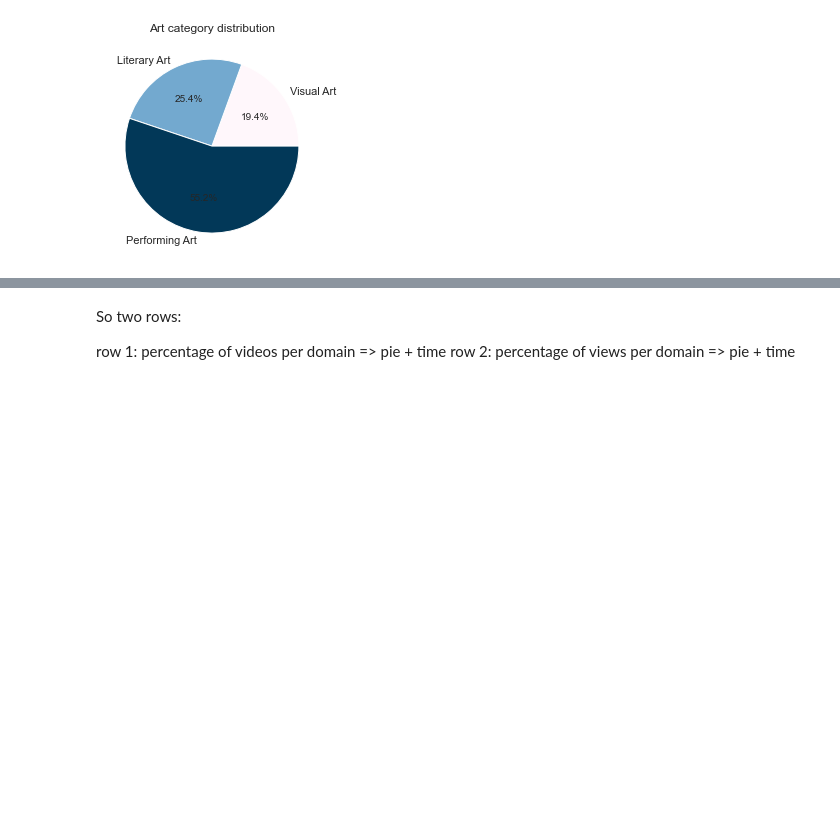
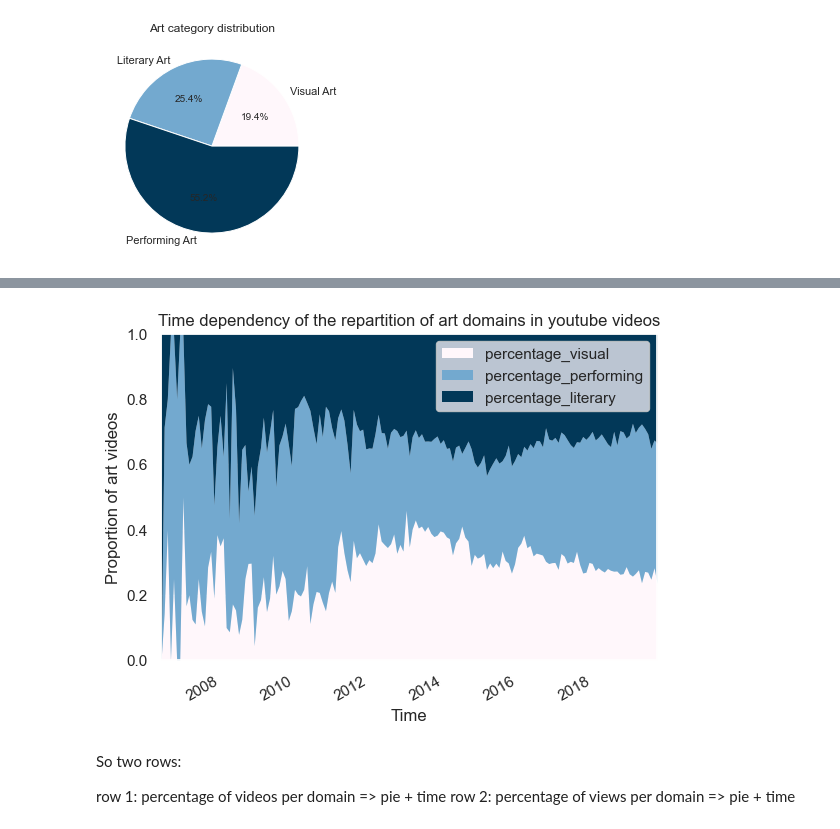
Before and after one commit to epfl-ada/ada-2022-project-geksada, a Jupyter notebook: preliminary_analysis.ipynb, the cells around one changed output, grey strips where cells are left out. Drawn from its saved outputs; the diff is of its cells as text; code cells hidden in the pictures; blank space fills up the shorter version.

Commit message:
added plot time + data sampling

```diff
--- a/preliminary_analysis.ipynb
+++ b/preliminary_analysis.ipynb
@@ -384,0 +483,16 @@ Text(0, 0.5, '')
+# %%
+df_art['month_year'] = [datetime(year, month, 1) for year, month in zip(df_art.upload_date.dt.year, df_art.upload_date.dt.month)]
+month_years = df_art['month_year'].unique()
+
+percentages_visual = []
+percentages_performing = []
+percentages_literary = []
+
+for month_year in month_years:
+    total_art_videos = ((df_art['month_year'] == month_year) & (df_art['visual_art'] == 1)).sum() \
+    + ((df_art['month_year'] == month_year) & (df_art['performing_art'] == 1)).sum() \
+    + ((df_art['month_year'] == month_year) & (df_art['literary_art'] == 1)).sum()
+
+    percentages_visual.append(((df_art['month_year'] == month_year) & (df_art['visual_art'] == 1)).sum()/total_art_videos)
+    percentages_performing.append(((df_art['month_year'] == month_year) & (df_art['performing_art'] == 1)).sum()/total_art_videos)
+    percentages_literary.append(((df_art['month_year'] == month_year) & (df_art['literary_art'] == 1)).sum()/total_art_videos)
@@ -385,3 +505,20 @@ Text(0, 0.5, '')
+# %%
+df_art_time = pd.DataFrame({
+    'month_year': month_years,
+    'percentage_visual': percentages_visual,
+    'percentage_performing': percentages_performing,
+    'percentage_literary': percentages_literary,
+})
+# %%
+df_art_time.plot.area('month_year', ['percentage_visual', 'percentage_performing', 'percentage_literary'], colormap='PuBu', lw=0)
+plt.title('Time dependency of the repartition of art domains in youtube videos')
+plt.ylim([0, 1])
+plt.ylabel('Proportion of art videos')
+plt.xlabel('Time')
+plt.margins(0)
+plt.show()
+# %% [output]
+[figure, added]
 # %% [markdown]
 So two rows:
 
```
Also changed, not shown: parts of 16 cells of this notebook, 2 other files.
